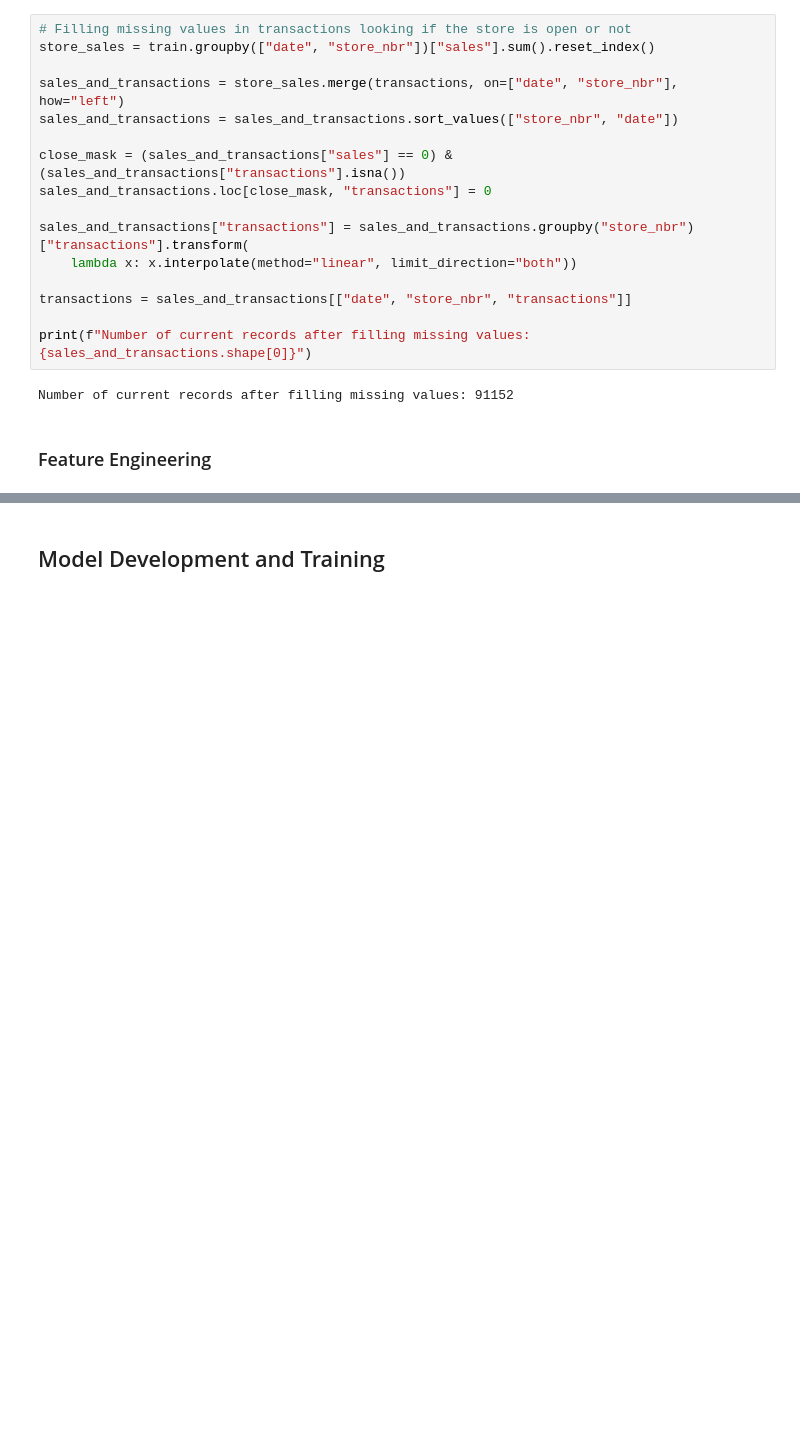
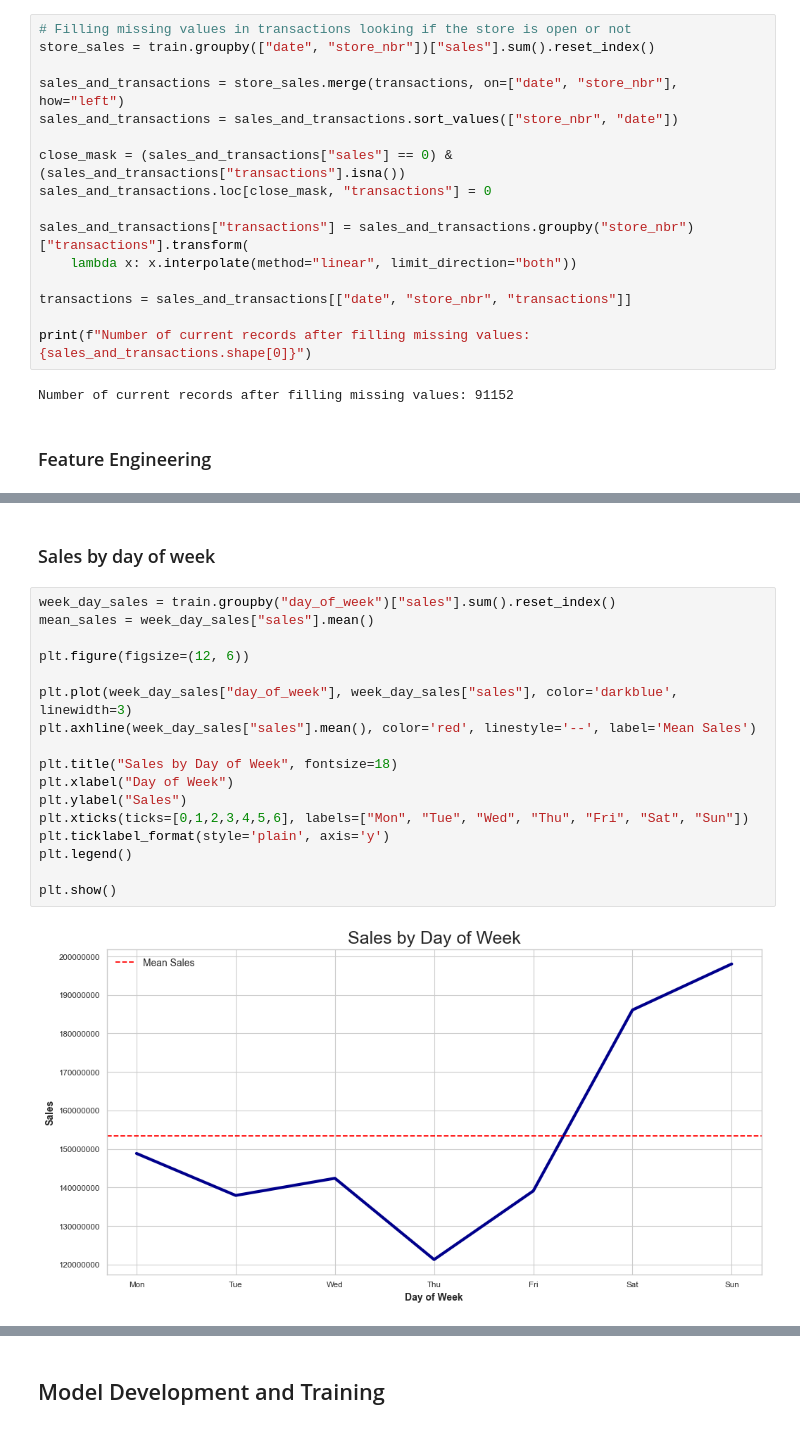
Before and after one commit to plss12/Store-Sales-TSF, a Jupyter notebook: TSF.ipynb, the cells around one changed output, grey strips where cells are left out. Drawn from its saved outputs; the diff is of its cells as text; blank space fills up the shorter version.

```diff
--- a/TSF.ipynb
+++ b/TSF.ipynb
@@ -352,0 +502,21 @@ test_merged['is_payday'] = ((test_merged['day_of_week'] == 15) | (test_merged['d
+# %% [markdown]
+### Sales by day of week
+# %%
+week_day_sales = train.groupby("day_of_week")["sales"].sum().reset_index()
+mean_sales = week_day_sales["sales"].mean()
+
+plt.figure(figsize=(12, 6))
+
+plt.plot(week_day_sales["day_of_week"], week_day_sales["sales"], color='darkblue', linewidth=3)
+plt.axhline(week_day_sales["sales"].mean(), color='red', linestyle='--', label='Mean Sales')
+
+plt.title("Sales by Day of Week", fontsize=18)
+plt.xlabel("Day of Week")
+plt.ylabel("Sales")
+plt.xticks(ticks=[0,1,2,3,4,5,6], labels=["Mon", "Tue", "Wed", "Thu", "Fri", "Sat", "Sun"])
+plt.ticklabel_format(style='plain', axis='y')
+plt.legend()
+
+plt.show()
+# %% [output]
+[figure, added]
```
Also changed, not shown: parts of 27 cells of this notebook.
